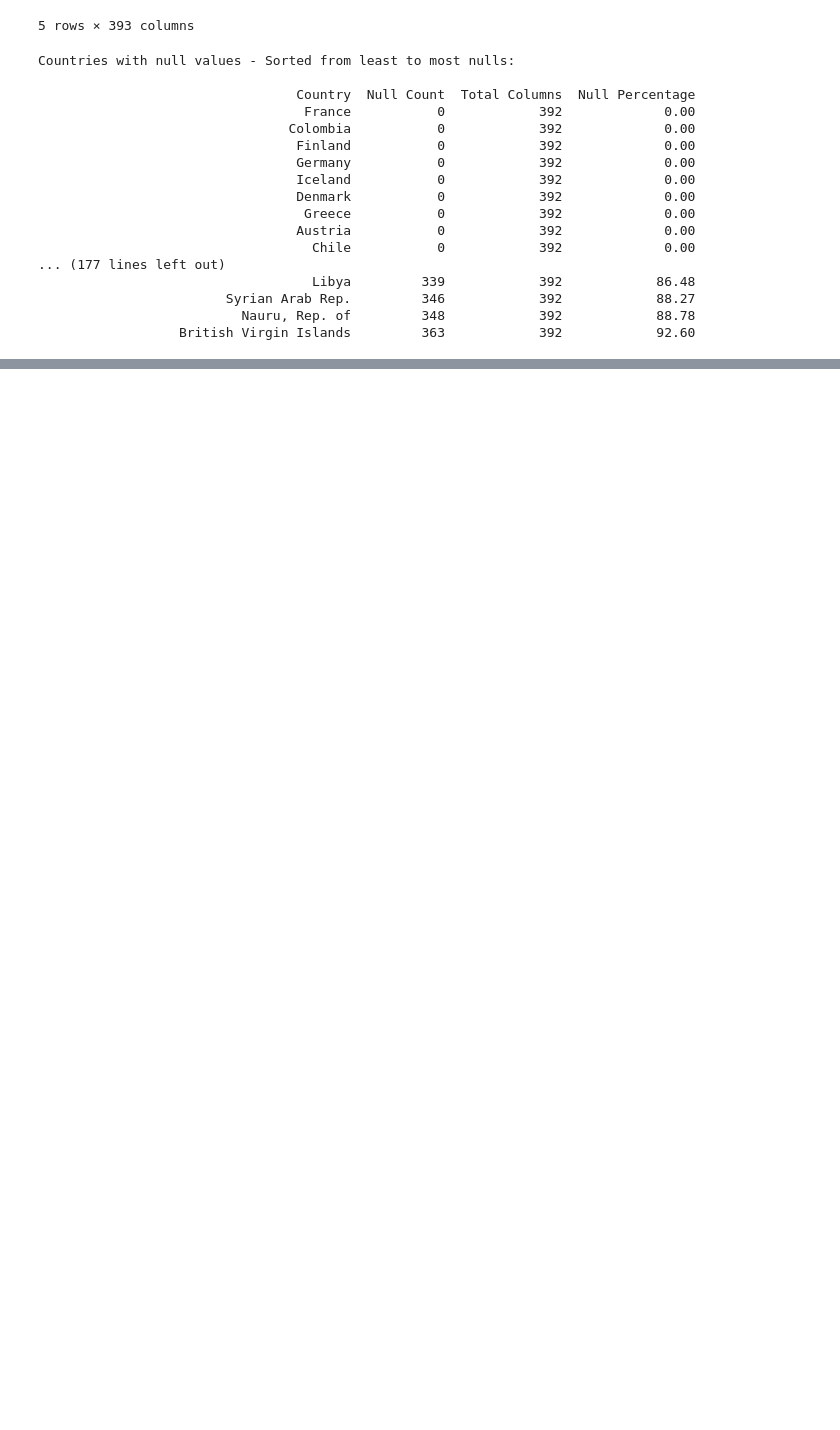
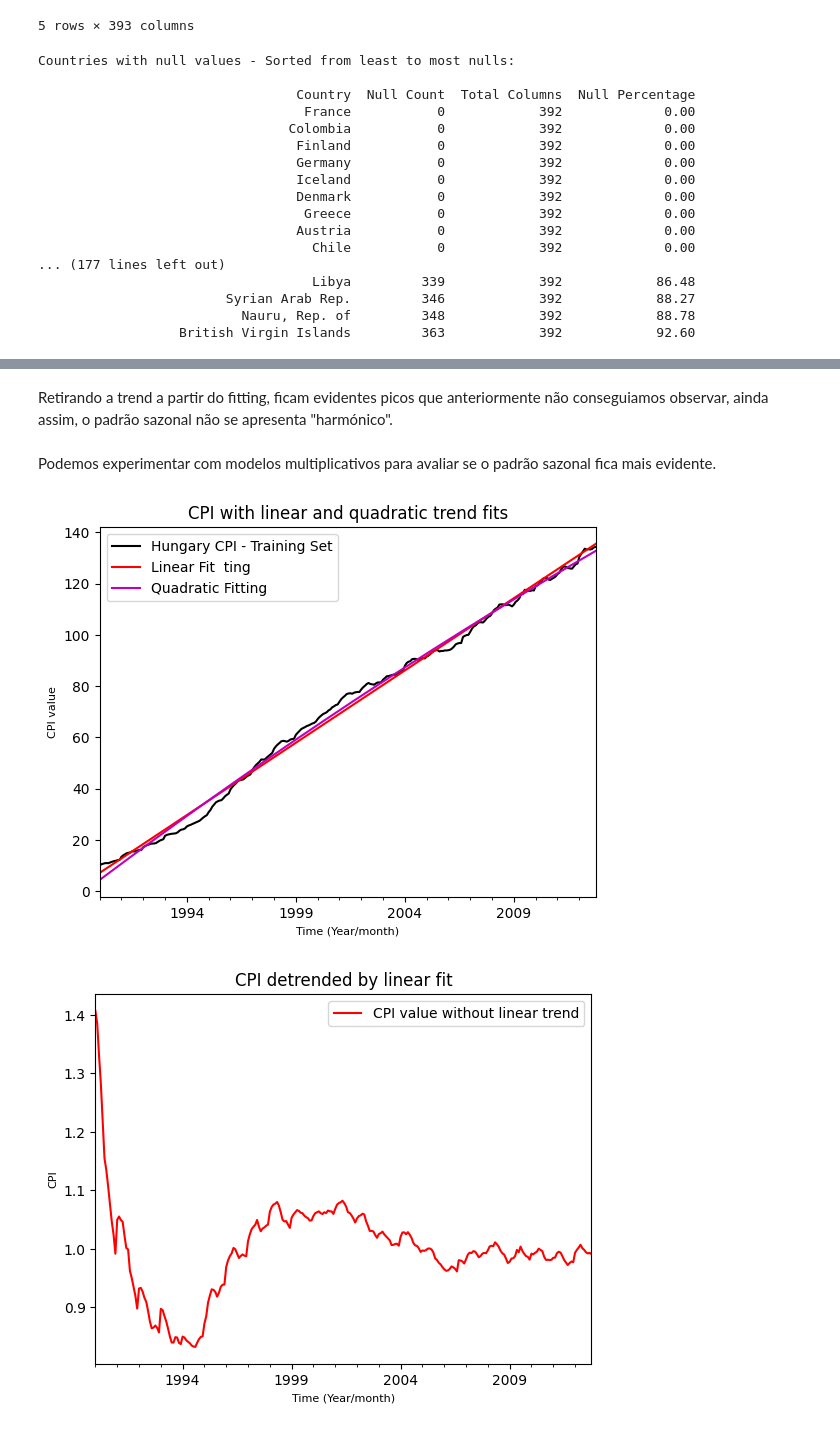
Before and after one commit to reberapower1/Countries-Consumer-Price-Indexes-CPIs-Analysis-and-Forecasting, a Jupyter notebook: apst_project.ipynb, the cells around one changed output, grey strips where cells are left out. Cells and saved outputs as stored; diff of their text form; code cells hidden in the pictures; blank space fills up the shorter version.

```diff
--- a/apst_project.ipynb
+++ b/apst_project.ipynb
@@ -134,0 +279,48 @@ Countries with null values - Sorted from least to most nulls:
+# %% [markdown]
+Retirando a trend a partir do fitting, ficam evidentes picos que anteriormente não conseguiamos observar, ainda assim, o padrão sazonal não se apresenta "harmónico".
+# %% [markdown]
+Podemos experimentar com modelos multiplicativos para avaliar se o padrão sazonal fica mais evidente.
+# %%
+tMonths = np.arange(len(train_TS))
+
+# Linear trend estimation by fitting
+coefs_lin = np.polyfit(tMonths, train_TS.values, 1)
+linVals = np.polyval(coefs_lin, tMonths)
+linTS = pd.Series(data=linVals, index=train_TS.index, name="Linear Fit  ting")
+
+# Quadratic trend estimation by fitting
+coefs_quad = np.polyfit(tMonths, train_TS.values, 2)
+quadVals = np.polyval(coefs_quad, tMonths)
+quadTS = pd.Series(data=quadVals, index=train_TS.index, name="Quadratic Fitting")
+
+plt.figure()
+ax = train_TS.plot(legend=True, color='k')
+linTS.plot(ax=ax, legend=True, color='r')
+quadTS.plot(ax=ax, legend=True, color='m')
+ax.set_ylabel('CPI value', fontdict={'fontsize': 8})
+ax.set_xlabel('Time (Year/month)', fontdict={'fontsize': 8})
+ax.set_title('CPI with linear and quadratic trend fits')
+plt.show()
+
+# Remove linear trend
+plt.figure()
+ts_no_trend__lin_mult = train_TS / linTS
+ts_no_trend__lin_mult.name = "CPI value without linear trend"
+ax2 = ts_no_trend__lin_mult.plot(legend=True, color='r')
+ax2.set_ylabel('CPI', fontdict={'fontsize': 8})
+ax2.set_xlabel('Time (Year/month)', fontdict={'fontsize': 8})
+ax2.set_title('CPI detrended by linear fit')
+plt.show()
+
+# Remove quadratic trend
+plt.figure()
+ts_no_trend__quad_mult = train_TS / quadTS
+ts_no_trend__quad_mult.name = "CPI value without quadratic trend"
+ax3 = ts_no_trend__quad_mult.plot(legend=True, color='r')
+ax3.set_ylabel('CPI', fontdict={'fontsize': 8})
+ax3.set_xlabel('Time (Year/month)', fontdict={'fontsize': 8})
+ax3.set_title('CPI detrended by quadratic fit')
+plt.show()
+# %% [output]
+[figure, added]
+[figure, added]
```
Also changed, not shown: parts of 46 cells of this notebook.
